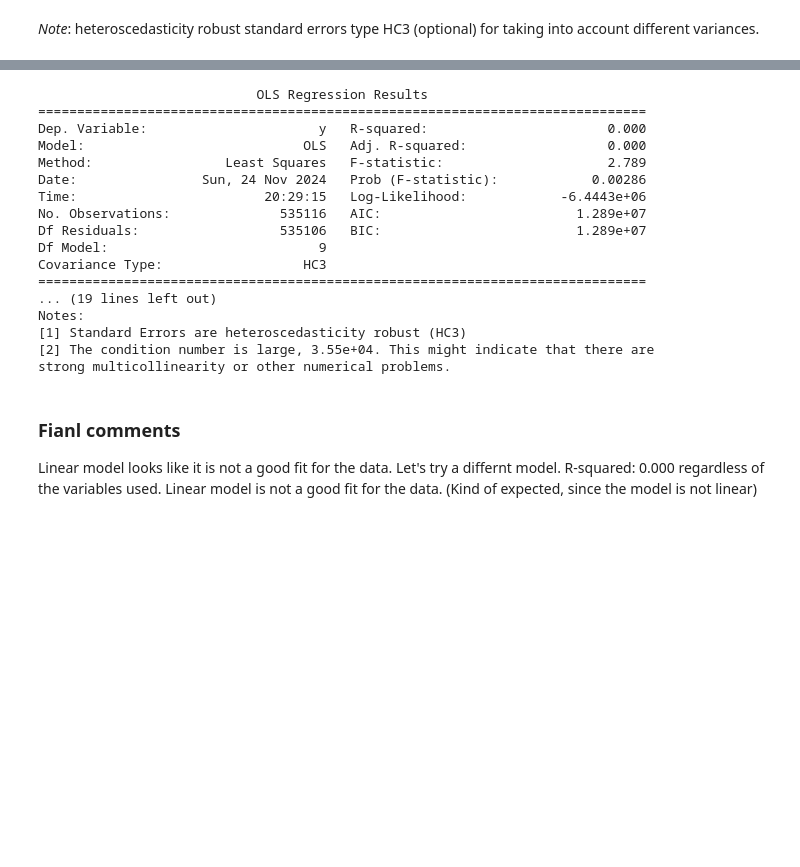
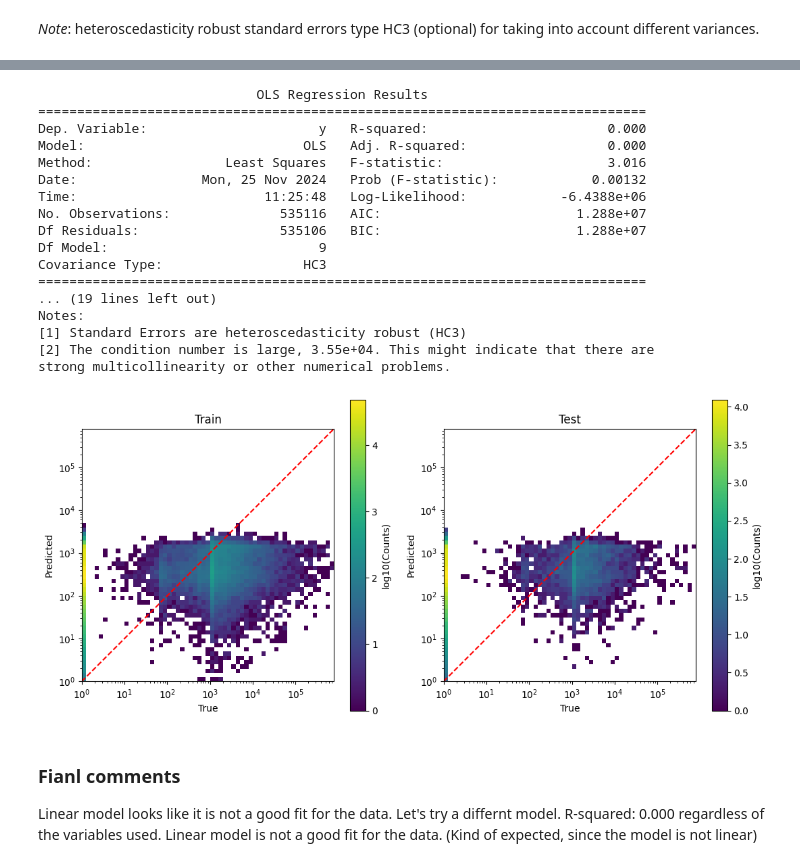
Before and after one commit to fedbont94/huk_coburg, a Jupyter notebook: coding_challenge.ipynb, the cells around one changed output, grey strips where cells are left out. Drawn from its saved outputs; the diff is of its cells as text; code cells hidden in the pictures; blank space fills up the shorter version.

Commit message:
Added log10 of claimAmount and poisson with skealrn

```diff
--- a/coding_challenge.ipynb
+++ b/coding_challenge.ipynb
@@ -869,17 +873,18 @@ X = train[
 y = train["ClaimAmount"] / train["Exposure"]
 X = sm.add_constant(X)
 model = sm.OLS(y, X).fit(cov_type="HC3")
+train_predictions = model.predict(X)
 print(model.summary())
 # %% [output]
                             OLS Regression Results
 ==============================================================================
 Dep. Variable:                      y   R-squared:                       0.000
 Model:                            OLS   Adj. R-squared:                  0.000
-Method:                 Least Squares   F-statistic:                     2.789
-Date:                Sun, 24 Nov 2024   Prob (F-statistic):            0.00286
-Time:                        20:29:15   Log-Likelihood:            -6.4443e+06
-No. Observations:              535116   AIC:                         1.289e+07
-Df Residuals:                  535106   BIC:                         1.289e+07
+Method:                 Least Squares   F-statistic:                     3.016
+Date:                Mon, 25 Nov 2024   Prob (F-statistic):            0.00132
+Time:                        11:25:48   Log-Likelihood:            -6.4388e+06
+No. Observations:              535116   AIC:                         1.288e+07
+Df Residuals:                  535106   BIC:                         1.288e+07
 Df Model:                           9
 Covariance Type:                  HC3
 ==============================================================================
@@ -909,3 +953,9 @@ test_predictions = model.predict(X)
+# %%
+plot_prediction(
+    y, train_predictions, test["ClaimAmount"] / test["Exposure"], test_predictions
+)
+# %% [output]
+[figure, added]
 # %% [markdown]
 ### Fianl comments
 
```
Also changed, not shown: parts of 32 cells of this notebook.
